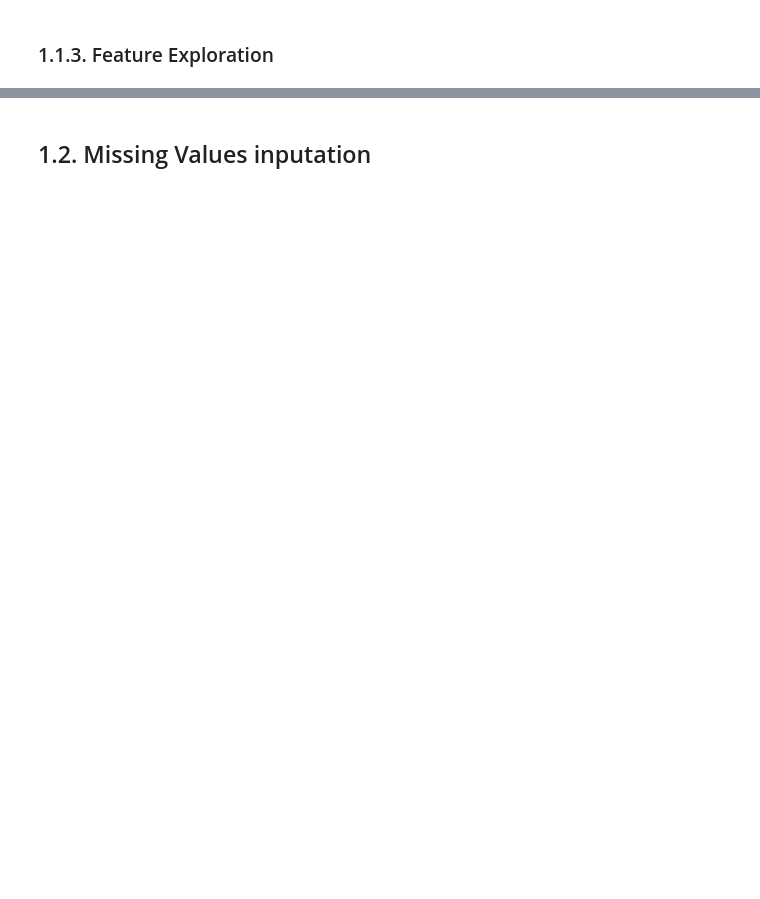
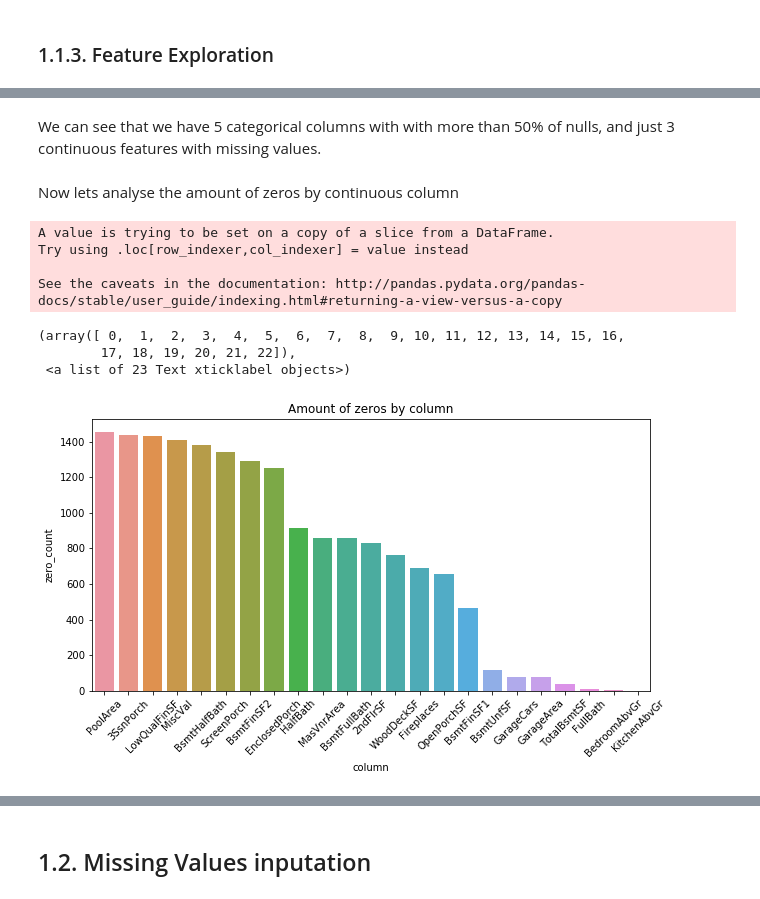
Before and after one commit to Gustavo-SF/House-Prices-Kaggle, a Jupyter notebook: PD_201920_Project3.ipynb, the cells around one changed output, grey strips where cells are left out. Saved outputs shown, nothing was run; the diff lists cells and outputs as text; code cells hidden in the pictures; blank space fills up the shorter version.

```diff
--- a/PD_201920_Project3.ipynb
+++ b/PD_201920_Project3.ipynb
@@ -261,0 +295,21 @@ df_variables_info
+# %% [markdown]
+We can see that we have 5 categorical columns with with more than 50% of nulls, and just 3 continuous features with missing values.
+# %% [markdown]
+Now lets analyse the amount of zeros by continuous column
+# %%
+df_graph = df_variables_info[(df_variables_info['type'] == 'numerical') & (~df_variables_info['zero_count'].isnull())]
+df_graph['zero_count'] = df_graph['zero_count'].astype(int)
+df_graph = df_graph[df_graph['zero_count']>0].sort_values('zero_count',ascending = False)
+plt.figure(figsize=(10,5))
+sns.barplot(x='column',y='zero_count', data = df_graph)
+plt.title('Amount of zeros by column')
+plt.xticks(rotation=45)
+# %% [output]
+A value is trying to be set on a copy of a slice from a DataFrame.
+Try using .loc[row_indexer,col_indexer] = value instead
+
+See the caveats in the documentation: http://pandas.pydata.org/pandas-docs/stable/user_guide/indexing.html#returning-a-view-versus-a-copy
+(array([ 0,  1,  2,  3,  4,  5,  6,  7,  8,  9, 10, 11, 12, 13, 14, 15, 16,
+        17, 18, 19, 20, 21, 22]),
+ <a list of 23 Text xticklabel objects>)
+[figure, added]
```
Also changed, not shown: parts of 39 cells of this notebook.
